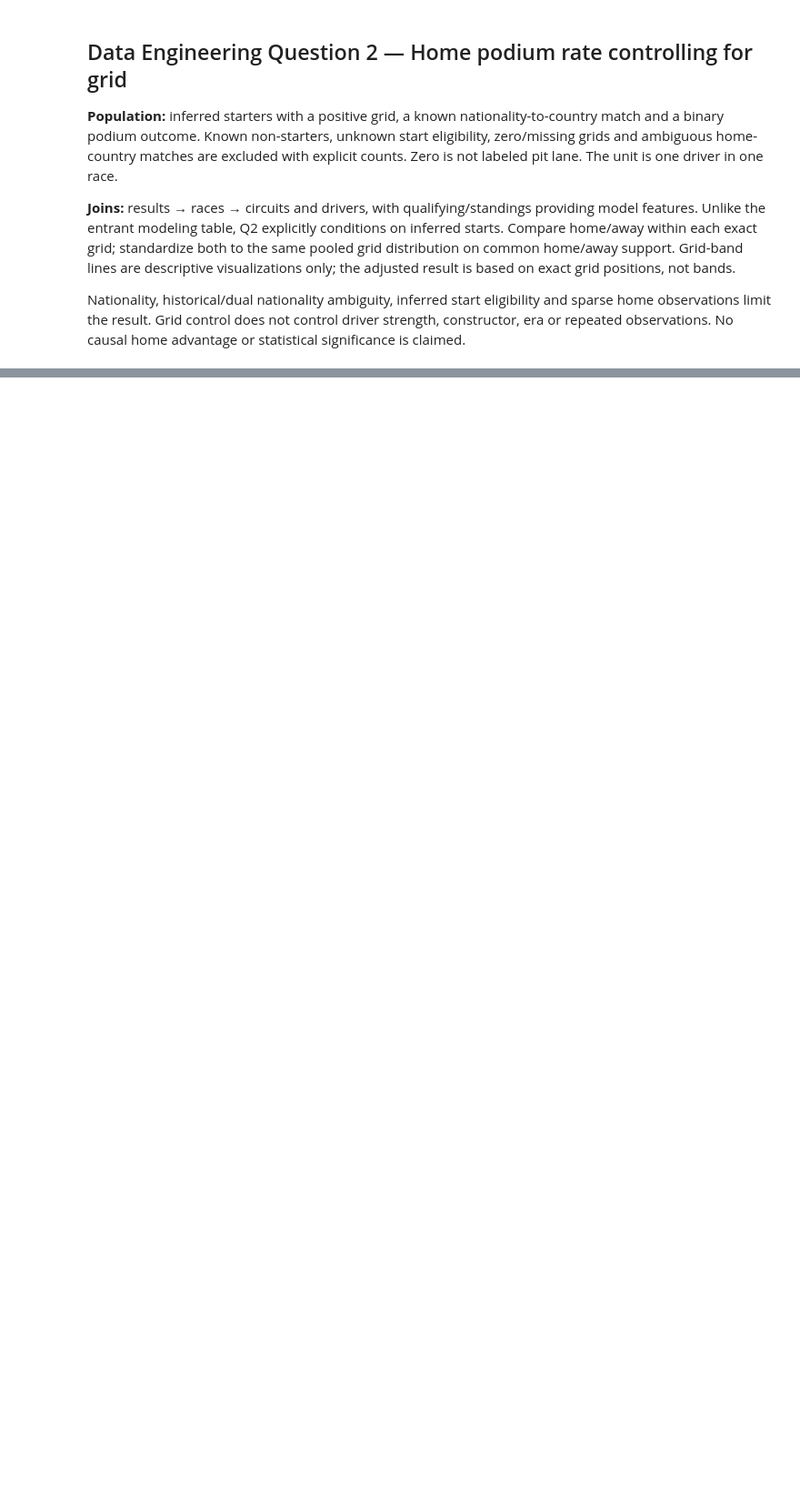
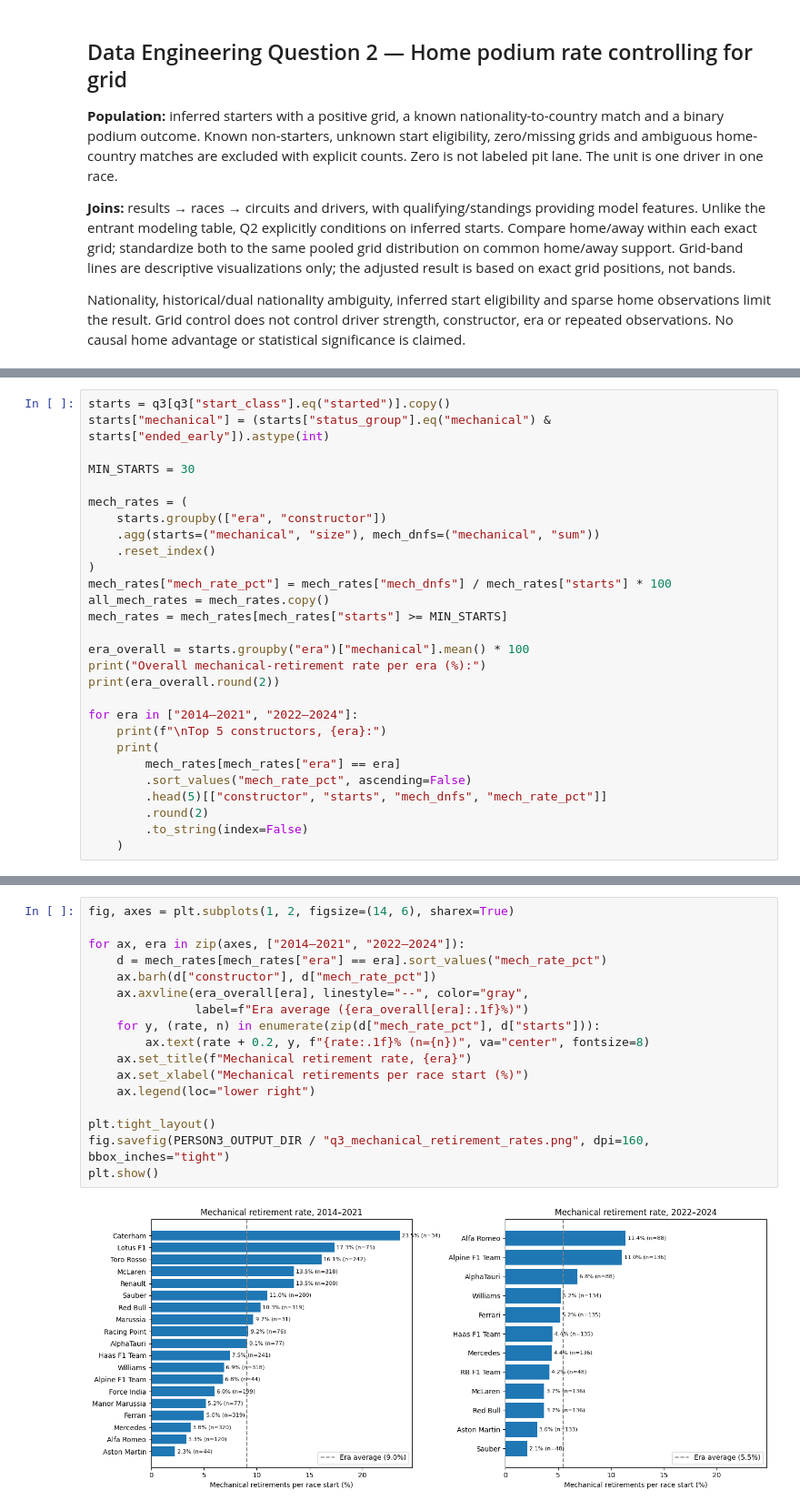
Before and after one commit to rawanelsragy/F1-Podium-Prediction, a Jupyter notebook: notebooks/part1completed.ipynb, the cells around one changed output, grey strips where cells are left out. Shown at 91% size. Saved outputs shown, nothing was run; the diff lists cells and outputs as text; blank space fills up the shorter version.

```diff
--- a/notebooks/part1completed.ipynb
+++ b/notebooks/part1completed.ipynb
@@ -1714,0 +1875,28 @@ Saved Person 2 deliverables: /workspace/scratch/966e157ed519/person2_execution/p
+# %%
+starts = q3[q3["start_class"].eq("started")].copy()
+starts["mechanical"] = (starts["status_group"].eq("mechanical") & starts["ended_early"]).astype(int)
+
+MIN_STARTS = 30
+
+mech_rates = (
+    starts.groupby(["era", "constructor"])
+    .agg(starts=("mechanical", "size"), mech_dnfs=("mechanical", "sum"))
+    .reset_index()
+)
+mech_rates["mech_rate_pct"] = mech_rates["mech_dnfs"] / mech_rates["starts"] * 100
+all_mech_rates = mech_rates.copy()
+mech_rates = mech_rates[mech_rates["starts"] >= MIN_STARTS]
+
+era_overall = starts.groupby("era")["mechanical"].mean() * 100
+print("Overall mechanical-retirement rate per era (%):")
+print(era_overall.round(2))
+
+for era in ["2014–2021", "2022–2024"]:
+    print(f"\nTop 5 constructors, {era}:")
+    print(
+        mech_rates[mech_rates["era"] == era]
+        .sort_values("mech_rate_pct", ascending=False)
+        .head(5)[["constructor", "starts", "mech_dnfs", "mech_rate_pct"]]
+        .round(2)
+        .to_string(index=False)
+    )
@@ -1714,0 +1921,19 @@ Saved Person 2 deliverables: /workspace/scratch/966e157ed519/person2_execution/p
+# %%
+fig, axes = plt.subplots(1, 2, figsize=(14, 6), sharex=True)
+
+for ax, era in zip(axes, ["2014–2021", "2022–2024"]):
+    d = mech_rates[mech_rates["era"] == era].sort_values("mech_rate_pct")
+    ax.barh(d["constructor"], d["mech_rate_pct"])
+    ax.axvline(era_overall[era], linestyle="--", color="gray",
+               label=f"Era average ({era_overall[era]:.1f}%)")
+    for y, (rate, n) in enumerate(zip(d["mech_rate_pct"], d["starts"])):
+        ax.text(rate + 0.2, y, f"{rate:.1f}% (n={n})", va="center", fontsize=8)
+    ax.set_title(f"Mechanical retirement rate, {era}")
+    ax.set_xlabel("Mechanical retirements per race start (%)")
+    ax.legend(loc="lower right")
+
+plt.tight_layout()
+fig.savefig(PERSON3_OUTPUT_DIR / "q3_mechanical_retirement_rates.png", dpi=160, bbox_inches="tight")
+plt.show()
+# %% [output]
+[figure, added]
```
Also changed, not shown: parts of 19 cells of this notebook, 1 other file.
